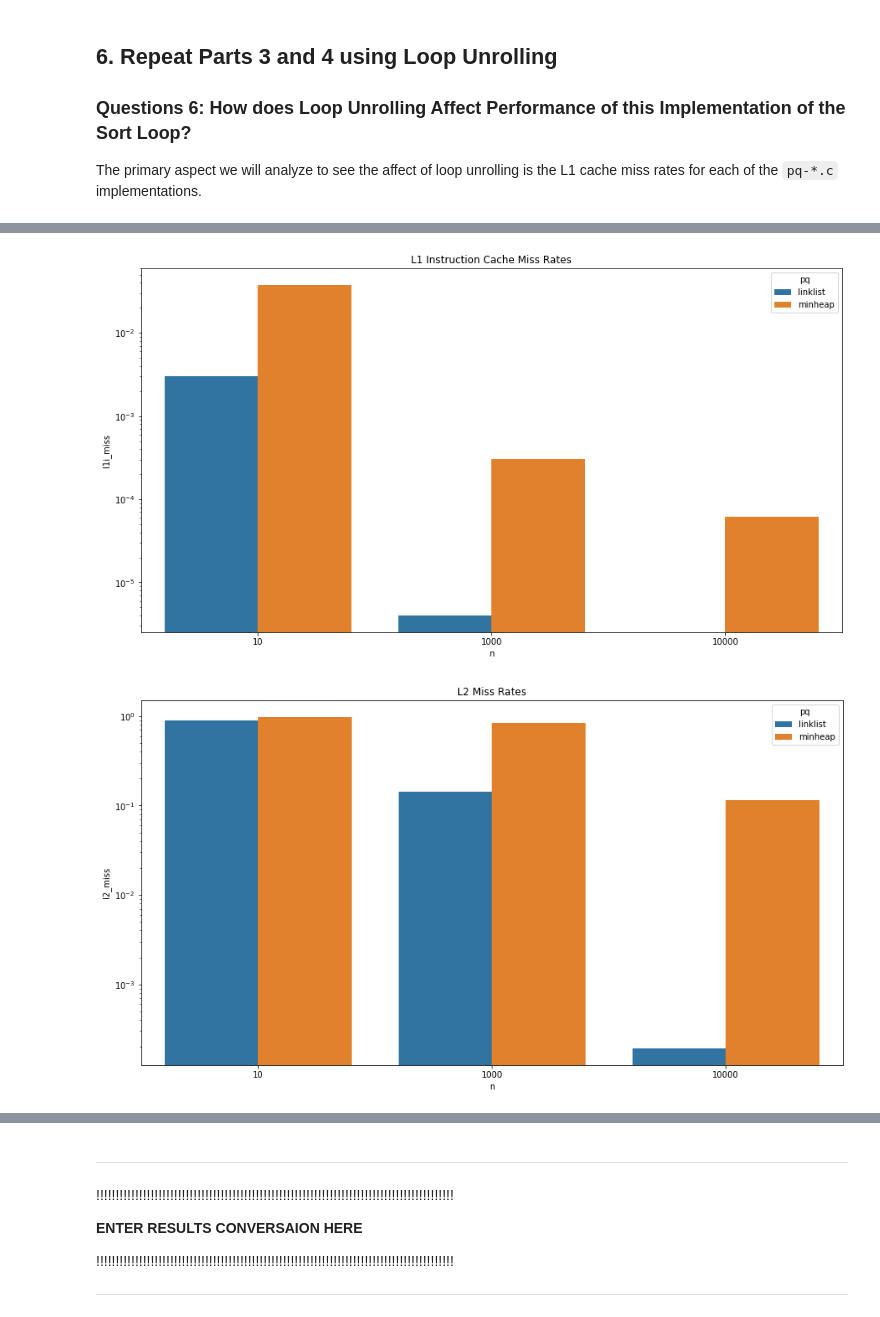
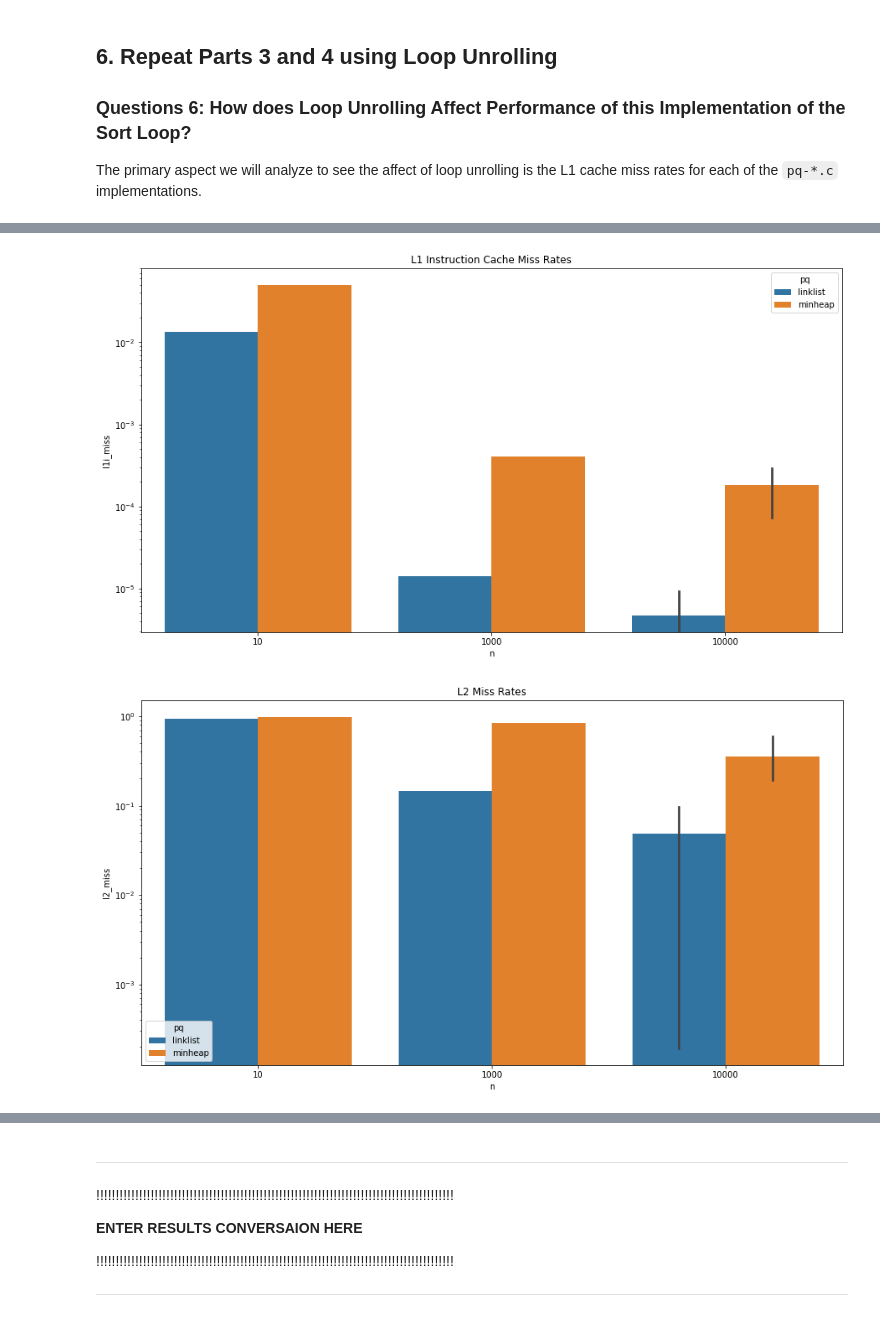
Before and after one commit to c14kevincardenas/cs5200-project2, a Jupyter notebook: report.ipynb, the cells around one changed output, grey strips where cells are left out. Drawn from its saved outputs; the diff is of its cells as text; code cells hidden in the pictures.

Commit message:
update part 4 and started part 5. added funroll folder

```diff
--- a/report.ipynb
+++ b/report.ipynb
@@ -202,17 +199,17 @@ A popular way to optimize a compiler is to reduce loop overhead by using loop un
 The primary aspect we will analyze to see the affect of loop unrolling is the L1 cache miss rates for each of the `pq-*.c` implementations.
 # %%
 plt.rcParams["figure.figsize"] = (15, 8)
-df5 = df.loc[df.part=='p3']
-sns.barplot(data=df3, x='n', y='l1d_miss', hue='pq', log=True)
+df5 = df.loc[df.part=='p5']
+sns.barplot(data=df5, x='n', y='l1d_miss', hue='pq', log=True)
 plt.title("L1 Data Cache Miss Rates")
 plt.show()
-sns.barplot(data=df3, x='n', y='l1i_miss', hue='pq', log=True)
+sns.barplot(data=df5, x='n', y='l1i_miss', hue='pq', log=True)
 plt.title("L1 Instruction Cache Miss Rates")
 plt.show()
-sns.barplot(data=df3, x='n', y='l2_miss', hue='pq', log=True)
+sns.barplot(data=df5, x='n', y='l2_miss', hue='pq', log=True)
 plt.title("L2 Miss Rates")
 plt.show()
-sns.barplot(data=df3, x='n', y='time', hue='pq', log=True)
+sns.barplot(data=df5, x='n', y='time', hue='pq', log=True)
 plt.title("Simulation Time")
 plt.show()
 # %% [output]
@@ -220,2 +217,2 @@ plt.show()
-[figure, old version]
+[figure, new version]
-[figure, old version]
+[figure, new version]
```
Also changed, not shown: parts of 6 cells of this notebook, 2 other files.
